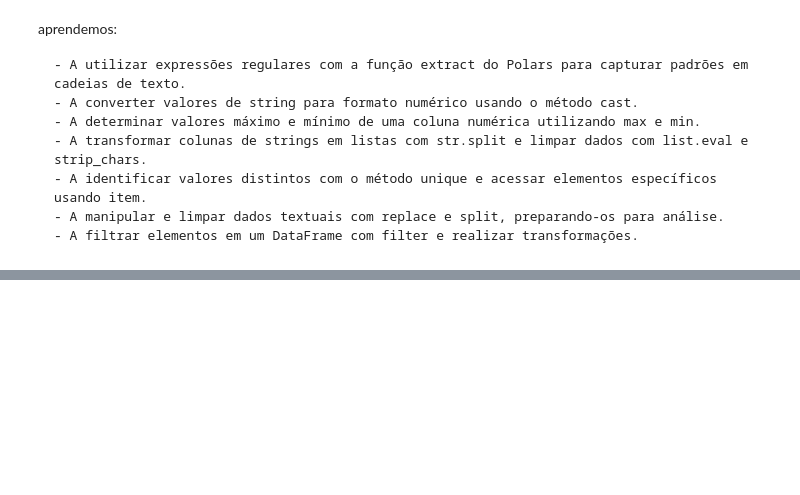
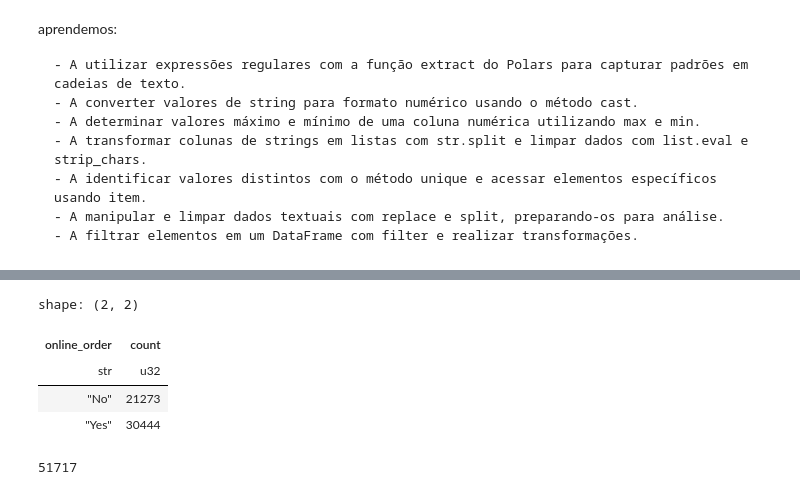
Before and after one commit to leandroclv/polars_alura, a Jupyter notebook: introducao.ipynb, the cells around one changed output, grey strips where cells are left out. Saved outputs shown, nothing was run; the diff lists cells and outputs as text; code cells hidden in the pictures; blank space fills up the shorter version.

```diff
--- a/introducao.ipynb
+++ b/introducao.ipynb
@@ -545,0 +558,15 @@ aprendemos:
+# %%
+restaurantes.select(
+    [pl.col('online_order').value_counts()]
+).unnest('online_order')
+# %% [output]
+shape: (2, 2)
+| online_order | count |
+| str | u32 |
+| "No" | 21273 |
+| "Yes" | 30444 |
+# %%
+total_registros = restaurantes.height
+total_registros
+# %% [output]
+51717
```
Also changed, not shown: parts of 5 cells of this notebook.
